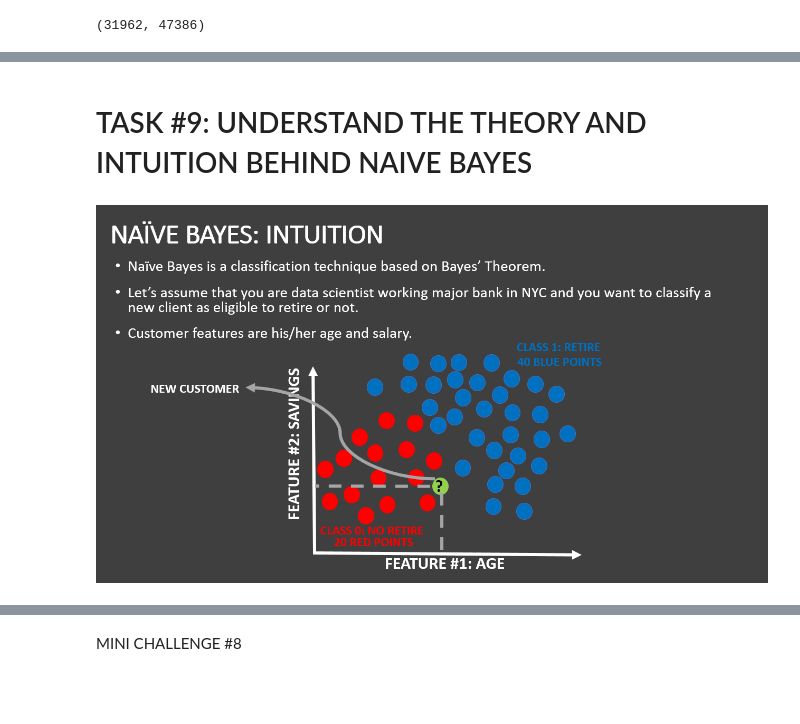
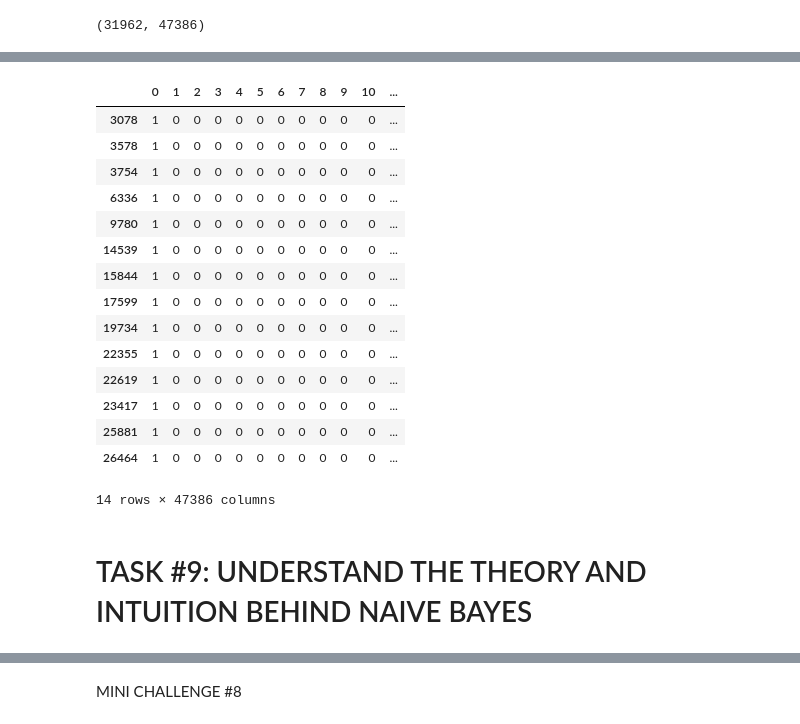
Before and after one commit to muskan132/twitter_sentiment_analysis, a Jupyter notebook: Twitter_Sentiment_Analysis.ipynb, the cells around one changed output, grey strips where cells are left out. Cells and saved outputs as stored; diff of their text form; code cells hidden in the pictures; blank space fills up the shorter version.

```diff
--- a/Twitter_Sentiment_Analysis.ipynb
+++ b/Twitter_Sentiment_Analysis.ipynb
@@ -505,4 +500,4 @@ tweets_countvectorizer.shape
 # %% [output]
 (31962, 47386)
 # %%
-X = pd.DataFrame(tweets_countvectorizer.toarray())
+tweets = pd.DataFrame(tweets_countvectorizer.toarray())
@@ -519,4 +539,21 @@ y = tweets_df['label']
+# %%
+tweets[tweets[0]==1]
+# %% [output]
+|  | 0 | 1 | 2 | 3 | 4 | 5 | 6 | 7 | 8 | 9 | 10 | ... |
+| 3078 | 1 | 0 | 0 | 0 | 0 | 0 | 0 | 0 | 0 | 0 | 0 | ... |
+| 3578 | 1 | 0 | 0 | 0 | 0 | 0 | 0 | 0 | 0 | 0 | 0 | ... |
+| 3754 | 1 | 0 | 0 | 0 | 0 | 0 | 0 | 0 | 0 | 0 | 0 | ... |
+| 6336 | 1 | 0 | 0 | 0 | 0 | 0 | 0 | 0 | 0 | 0 | 0 | ... |
+| 9780 | 1 | 0 | 0 | 0 | 0 | 0 | 0 | 0 | 0 | 0 | 0 | ... |
+| 14539 | 1 | 0 | 0 | 0 | 0 | 0 | 0 | 0 | 0 | 0 | 0 | ... |
+| 15844 | 1 | 0 | 0 | 0 | 0 | 0 | 0 | 0 | 0 | 0 | 0 | ... |
+| 17599 | 1 | 0 | 0 | 0 | 0 | 0 | 0 | 0 | 0 | 0 | 0 | ... |
+| 19734 | 1 | 0 | 0 | 0 | 0 | 0 | 0 | 0 | 0 | 0 | 0 | ... |
+| 22355 | 1 | 0 | 0 | 0 | 0 | 0 | 0 | 0 | 0 | 0 | 0 | ... |
+| 22619 | 1 | 0 | 0 | 0 | 0 | 0 | 0 | 0 | 0 | 0 | 0 | ... |
+| 23417 | 1 | 0 | 0 | 0 | 0 | 0 | 0 | 0 | 0 | 0 | 0 | ... |
+| 25881 | 1 | 0 | 0 | 0 | 0 | 0 | 0 | 0 | 0 | 0 | 0 | ... |
+| 26464 | 1 | 0 | 0 | 0 | 0 | 0 | 0 | 0 | 0 | 0 | 0 | ... |
+14 rows × 47386 columns
 # %% [markdown]
 # TASK #9: UNDERSTAND THE THEORY AND INTUITION BEHIND NAIVE BAYES
-# %% [markdown]
-![image.png](attachment:image.png)
```
Also changed, not shown: parts of 35 cells of this notebook.
